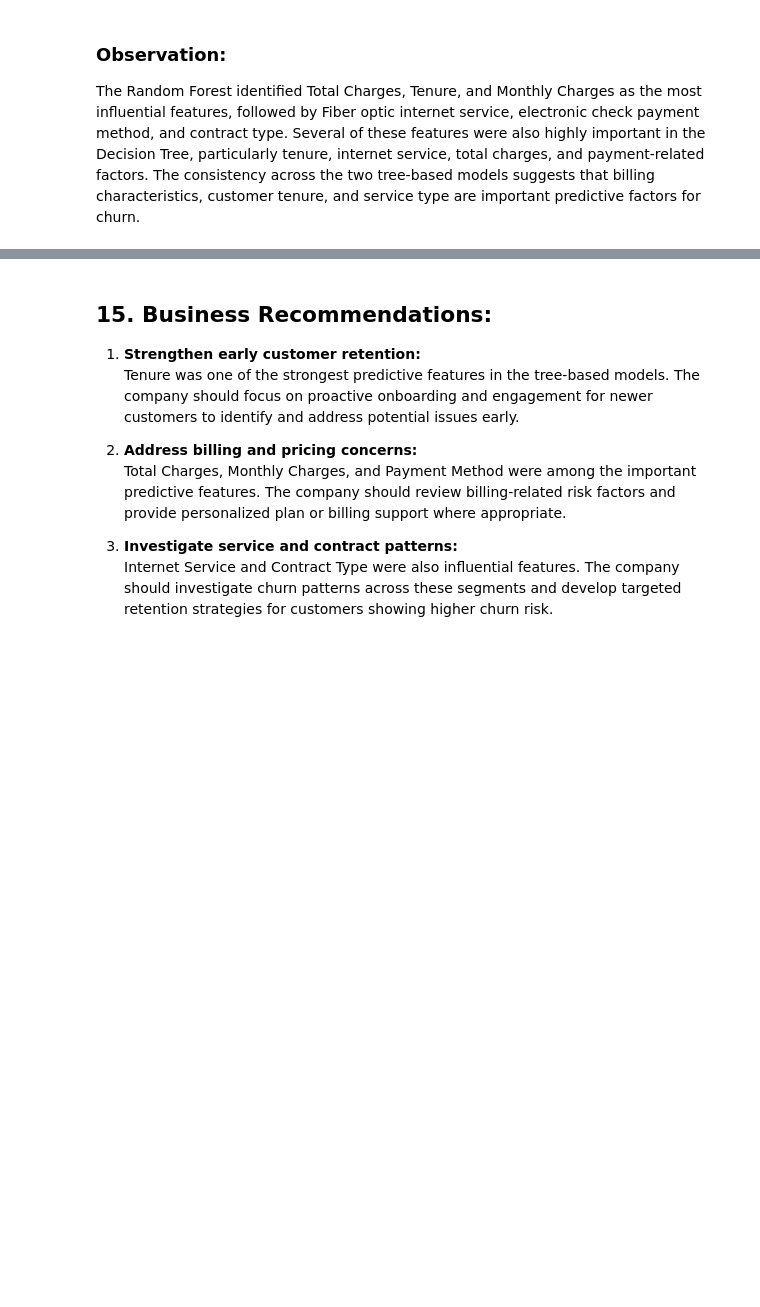
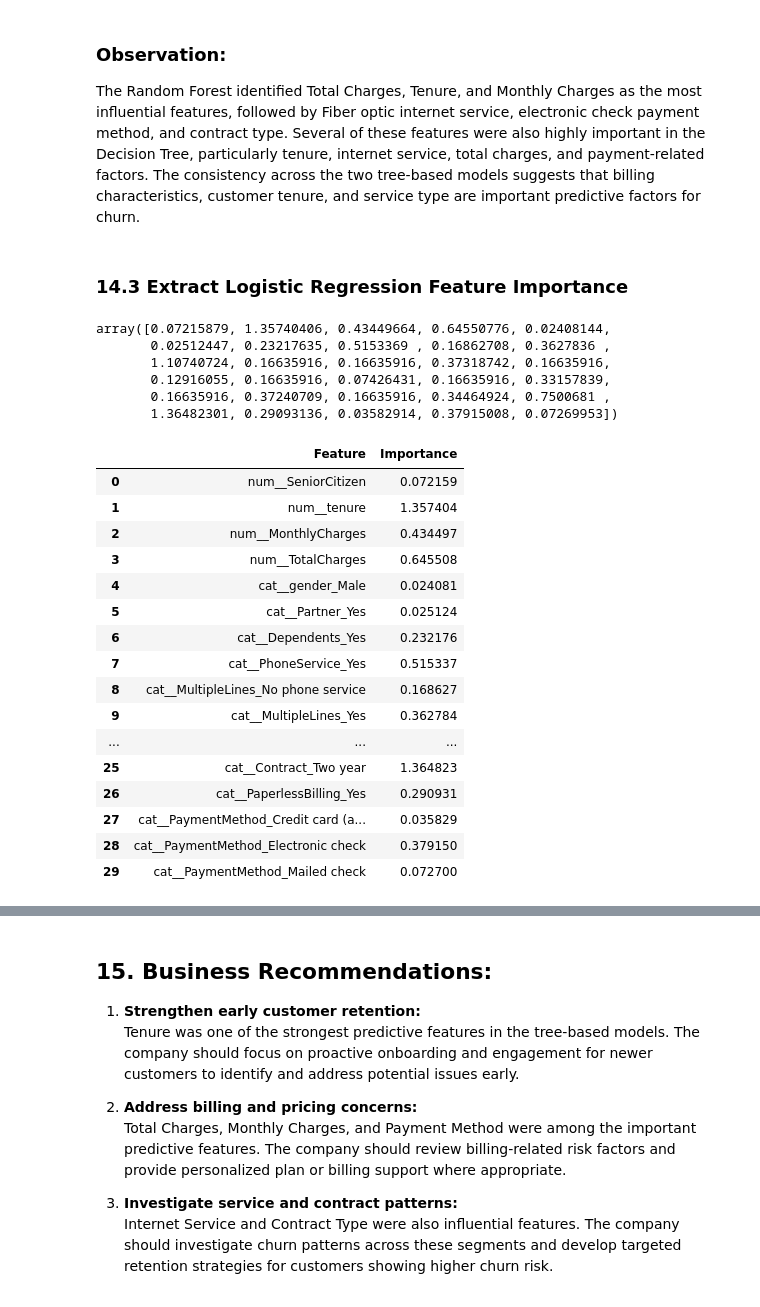
Before and after one commit to humairathameem/Telco-Customer-Churn-Prediction, a Jupyter notebook: Notebooks/Telco_Churn_Prediction.ipynb, the cells around one changed output, grey strips where cells are left out. Saved outputs shown, nothing was run; the diff lists cells and outputs as text; code cells hidden in the pictures; blank space fills up the shorter version.

```diff
--- a/Notebooks/Telco_Churn_Prediction.ipynb
+++ b/Notebooks/Telco_Churn_Prediction.ipynb
@@ -956,3 +958,43 @@ plt.show()
 # %% [markdown]
 ### **Observation:**
 The Random Forest identified Total Charges, Tenure, and Monthly Charges as the most influential features, followed by Fiber optic internet service, electronic check payment method, and contract type. Several of these features were also highly important in the Decision Tree, particularly tenure, internet service, total charges, and payment-related factors. The consistency across the two tree-based models suggests that billing characteristics, customer tenure, and service type are important predictive factors for churn.
+# %% [markdown]
+### 14.3 Extract Logistic Regression Feature Importance
+# %%
+# Extract Logistic Regression Feature Importance
+lr_importance = np.abs(logistic_model.coef_[0])
+
+lr_importance
+# %% [output]
+array([0.07215879, 1.35740406, 0.43449664, 0.64550776, 0.02408144,
+       0.02512447, 0.23217635, 0.5153369 , 0.16862708, 0.3627836 ,
+       1.10740724, 0.16635916, 0.16635916, 0.37318742, 0.16635916,
+       0.12916055, 0.16635916, 0.07426431, 0.16635916, 0.33157839,
+       0.16635916, 0.37240709, 0.16635916, 0.34464924, 0.7500681 ,
+       1.36482301, 0.29093136, 0.03582914, 0.37915008, 0.07269953])
+# %%
+# Create the Feature Importance Table for Logistic Regression
+lr_importance_df = pd.DataFrame({
+    "Feature": feature_names,
+    "Importance": lr_importance
+})
+
+lr_importance_df
+# %% [output]
+|  | Feature | Importance |
+| 0 | num__SeniorCitizen | 0.072159 |
+| 1 | num__tenure | 1.357404 |
+| 2 | num__MonthlyCharges | 0.434497 |
+| 3 | num__TotalCharges | 0.645508 |
+| 4 | cat__gender_Male | 0.024081 |
+| 5 | cat__Partner_Yes | 0.025124 |
+| 6 | cat__Dependents_Yes | 0.232176 |
+| 7 | cat__PhoneService_Yes | 0.515337 |
+| 8 | cat__MultipleLines_No phone service | 0.168627 |
+| 9 | cat__MultipleLines_Yes | 0.362784 |
+| ... | ... | ... |
+| 25 | cat__Contract_Two year | 1.364823 |
+| 26 | cat__PaperlessBilling_Yes | 0.290931 |
+| 27 | cat__PaymentMethod_Credit card (a... | 0.035829 |
+| 28 | cat__PaymentMethod_Electronic check | 0.379150 |
+| 29 | cat__PaymentMethod_Mailed check | 0.072700 |
```
Also changed, not shown: parts of 3 cells of this notebook, 2 other files.
